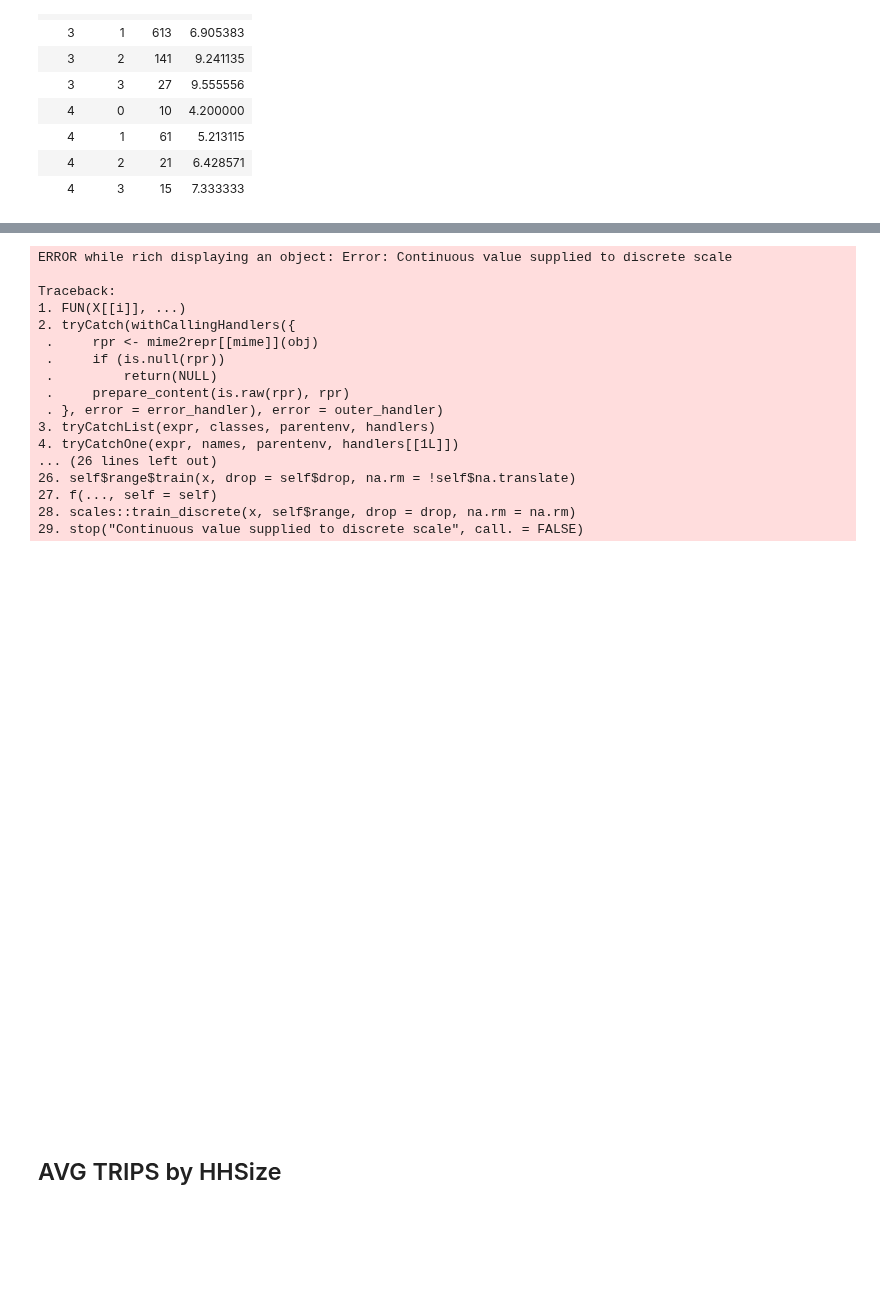
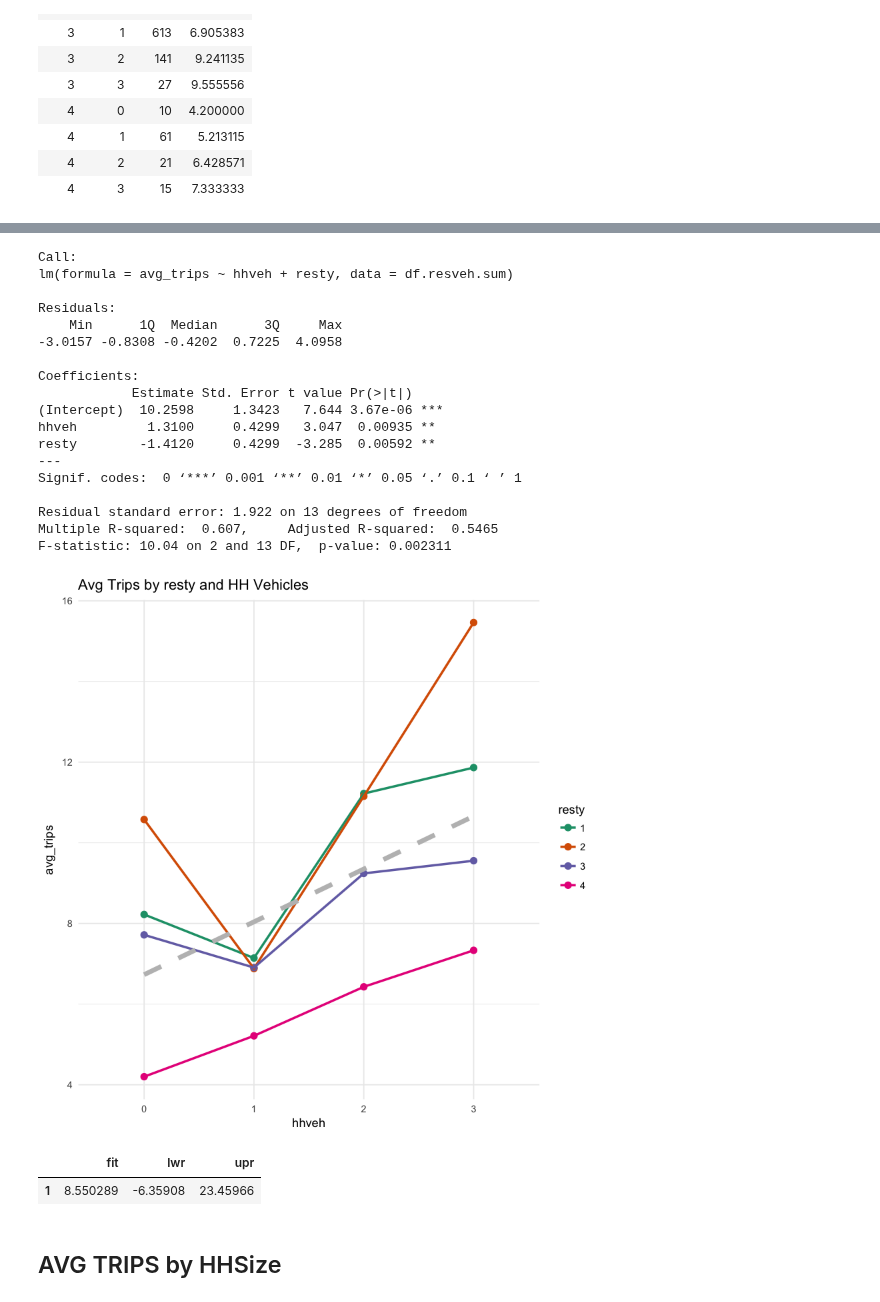
Before and after one commit to saashimi/USP_587, a Jupyter notebook: hw2.ipynb, the cells around one changed output, grey strips where cells are left out. Cells and saved outputs as stored; diff of their text form; code cells hidden in the pictures; blank space fills up the shorter version.

```diff
--- a/hw2.ipynb
+++ b/hw2.ipynb
@@ -2,9 +2,9 @@
 library(dplyr)
 library(ggplot2)
 
-df.hbw <- read.csv(paste("C:/Users/saavedrak/Desktop/",
+df.hbw <- read.csv(paste("/Users/kevin/Desktop/",
                      "USP_587_data/HW2/household_hbw.csv", sep=""))
-df.hia <- read.csv(paste("C:/Users/saavedrak/Desktop/",
+df.hia <- read.csv(paste("/Users/kevin/Desktop/",
                      "USP_587_data/HW2/2010_hia.csv", sep=""))
 # %%
 df.resveh <- df.hbw %>%
@@ -34,16 +34,3 @@ df.resveh.sum
 | 4 | 1 | 61 | 5.213115 |
 | 4 | 2 | 21 | 6.428571 |
 | 4 | 3 | 15 | 7.333333 |
-# %%
-resty1 <- ifelse(df.resveh$resty == 1 , 1, 0)
-resty2 <- ifelse(df.resveh$resty == 2 , 1, 0)
-resty3 <- ifelse(df.resveh$resty == 3 , 1, 0)
-resty4 <- ifelse(df.resveh$resty == 4 , 1, 0)
-
-df.resveh$resty1 <- resty1
-df.resveh$resty2 <- resty2
-df.resveh$resty3 <- resty3
-df.resveh$resty4 <- resty4
-
-ln.restyveh <- lm(htrips ~ hhveh + resty1 + resty2 + resty3, data=df.resveh)
-summary(ln.restyveh)
@@ -71,35 +37,46 @@ F-statistic: 99.07 on 4 and 6432 DF,  p-value: < 2.2e-16
+# %%
+ln.restyveh.sum <- lm(avg_trips ~ hhveh + resty, data=df.resveh.sum)
+summary(ln.restyveh.sum)
+# %% [output]
+Call:
+lm(formula = avg_trips ~ hhveh + resty, data = df.resveh.sum)
+
+Residuals:
+    Min      1Q  Median      3Q     Max
+-3.0157 -0.8308 -0.4202  0.7225  4.0958
+
+Coefficients:
+            Estimate Std. Error t value Pr(>|t|)
+(Intercept)  10.2598     1.3423   7.644 3.67e-06 ***
+hhveh         1.3100     0.4299   3.047  0.00935 **
+resty        -1.4120     0.4299  -3.285  0.00592 **
+---
+Signif. codes:  0 ‘***’ 0.001 ‘**’ 0.01 ‘*’ 0.05 ‘.’ 0.1 ‘ ’ 1
+
+Residual standard error: 1.922 on 13 degrees of freedom
+Multiple R-squared:  0.607,     Adjusted R-squared:  0.5465
+F-statistic: 10.04 on 2 and 13 DF,  p-value: 0.002311
 # %%
+df.resveh.sum$ hhveh <- as.factor(df.resveh.sum$hhveh)
+df.resveh.sum$ resty <- as.factor(df.resveh.sum$resty)
+
 df.resveh.sum %>%
     ggplot(aes(x=hhveh, y=avg_trips, color=resty, group=resty)) +
     theme_minimal() +
     geom_point(size=2.5) +
-    geom_line(aes(x=hhveh, y=avg_trips, color=hhveh), size=1) +
+    geom_line(aes(x=hhveh, y=avg_trips, color=resty), size=1) +
     stat_smooth(method=lm, se=FALSE, linetype="dashed", aes(group=1),
                 size=2, color="gray") +
-    labs(title= "Avg Trips by HH Size and HH Vehicles") +
+    labs(title= "Avg Trips by resty and HH Vehicles") +
     scale_color_brewer(palette="Dark2")
 # %% [output]
-ERROR while rich displaying an object: Error: Continuous value supplied to discrete scale
-
-Traceback:
-1. FUN(X[[i]], ...)
-2. tryCatch(withCallingHandlers({
- .     rpr <- mime2repr[[mime]](obj)
- .     if (is.null(rpr))
- .         return(NULL)
- .     prepare_content(is.raw(rpr), rpr)
- . }, error = error_handler), error = outer_handler)
-3. tryCatchList(expr, classes, parentenv, handlers)
-4. tryCatchOne(expr, names, parentenv, handlers[[1L]])
-... (26 lines left out)
-26. self$range$train(x, drop = self$drop, na.rm = !self$na.translate)
-27. f(..., self = self)
-28. scales::train_discrete(x, self$range, drop = drop, na.rm = na.rm)
-29. stop("Continuous value supplied to discrete scale", call. = FALSE)
-[figure, old version]
+[figure, new version]
 # %%
 data <- data.frame(resty = 4, hhveh=2)
-predict(lnveh, data, interval="predict")
+predict(ln.restyveh, data, interval="predict")
+# %% [output]
+|  | fit | lwr | upr |
+| 1 | 8.550289 | -6.35908 | 23.45966 |
 # %% [markdown]
 ##  AVG TRIPS by HHSize
 # %%
```
Also changed, not shown: parts of 4 cells of this notebook.
